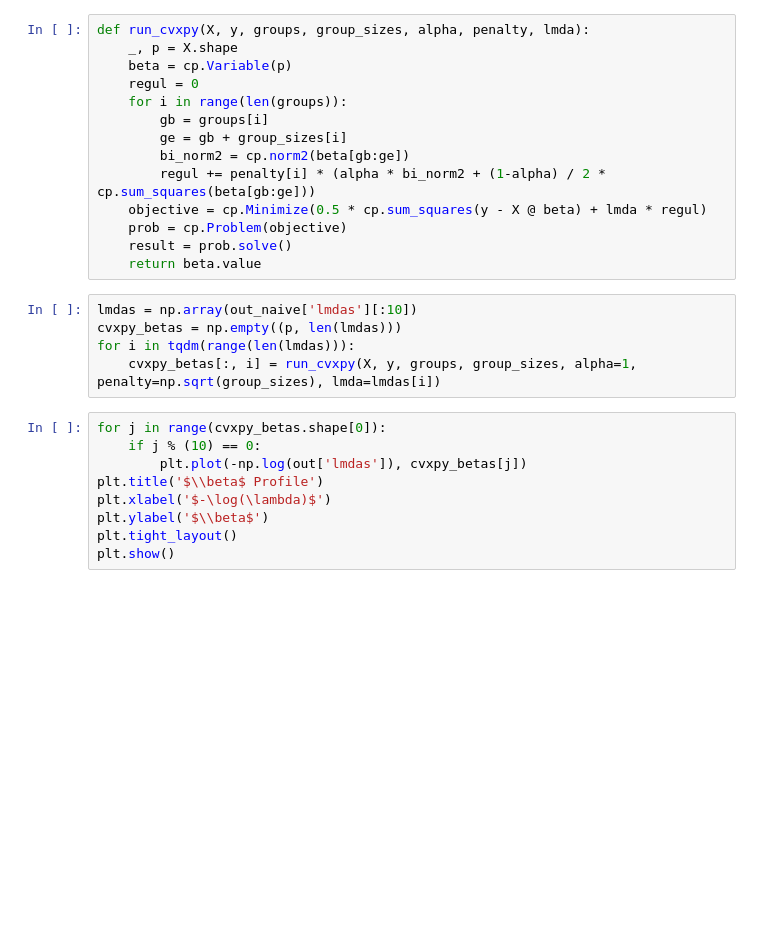
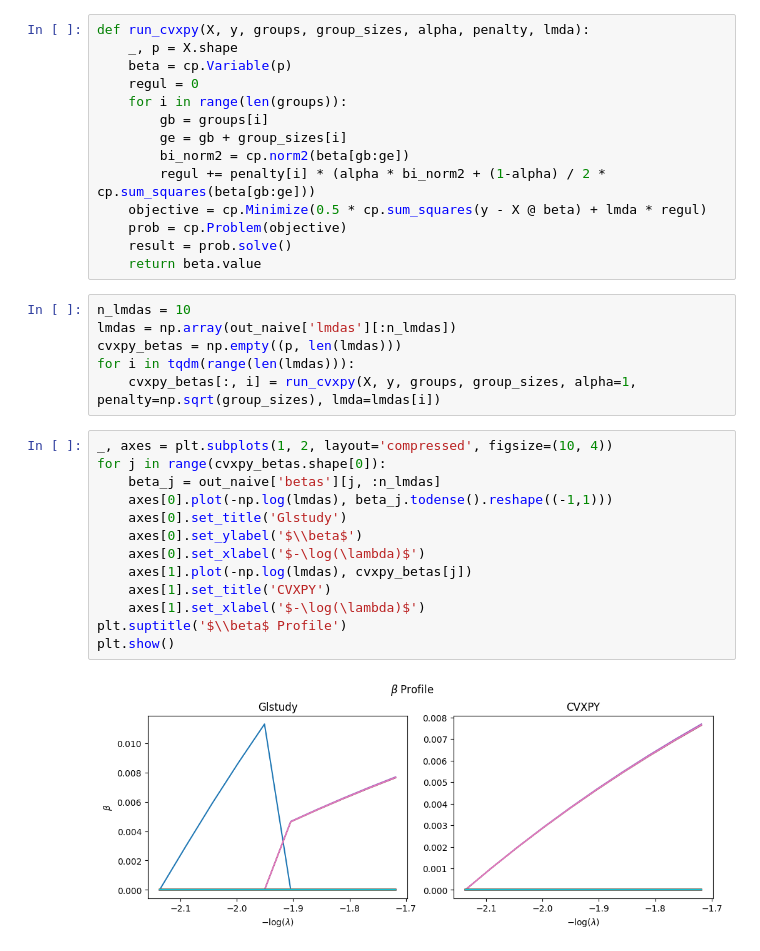
Before and after one commit to JamesYang007/adelie, a Jupyter notebook: research/paper_results/group_basil.ipynb, the cells around one changed output. Cells and saved outputs as stored; diff of their text form; blank space fills up the shorter version.

```diff
--- a/research/paper_results/group_basil.ipynb
+++ b/research/paper_results/group_basil.ipynb
@@ -332,16 +294,23 @@ def run_cvxpy(X, y, groups, group_sizes, alpha, penalty, lmda):
     result = prob.solve()
     return beta.value
 # %%
-lmdas = np.array(out_naive['lmdas'][:10])
+n_lmdas = 10
+lmdas = np.array(out_naive['lmdas'][:n_lmdas])
 cvxpy_betas = np.empty((p, len(lmdas)))
 for i in tqdm(range(len(lmdas))):
     cvxpy_betas[:, i] = run_cvxpy(X, y, groups, group_sizes, alpha=1, penalty=np.sqrt(group_sizes), lmda=lmdas[i])
-# %%
-for j in range(cvxpy_betas.shape[0]):
-    if j % (10) == 0:
-        plt.plot(-np.log(out['lmdas']), cvxpy_betas[j])
-plt.title('$\\beta$ Profile')
-plt.xlabel('$-\log(\lambda)$')
-plt.ylabel('$\\beta$')
-plt.tight_layout()
-plt.show()
+# %%
+_, axes = plt.subplots(1, 2, layout='compressed', figsize=(10, 4))
+for j in range(cvxpy_betas.shape[0]):
+    beta_j = out_naive['betas'][j, :n_lmdas]
+    axes[0].plot(-np.log(lmdas), beta_j.todense().reshape((-1,1)))
+    axes[0].set_title('Glstudy')
+    axes[0].set_ylabel('$\\beta$')
+    axes[0].set_xlabel('$-\log(\lambda)$')
+    axes[1].plot(-np.log(lmdas), cvxpy_betas[j])
+    axes[1].set_title('CVXPY')
+    axes[1].set_xlabel('$-\log(\lambda)$')
+plt.suptitle('$\\beta$ Profile')
+plt.show()
+# %% [output]
+[figure, added]
```
Also changed, not shown: parts of 9 cells of this notebook, 4 other files.
